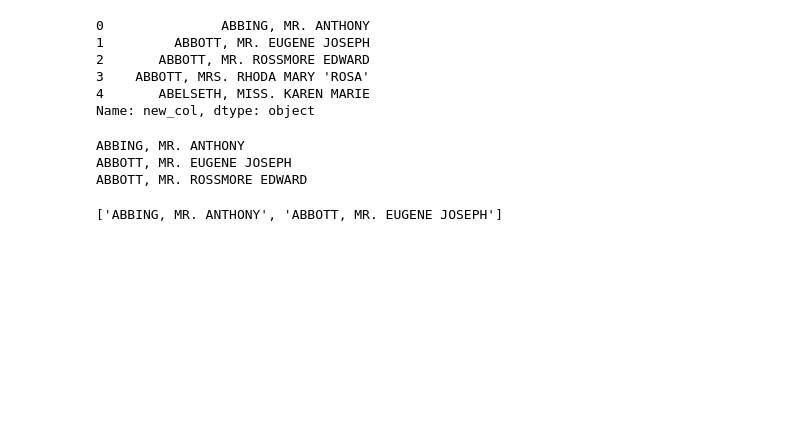
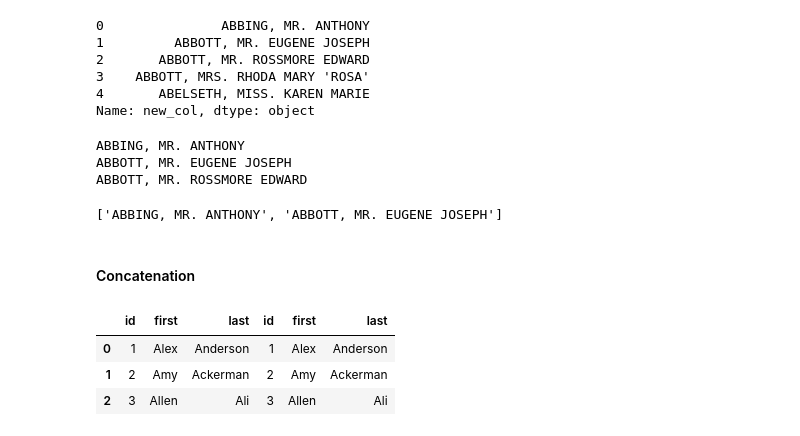
Before and after one commit to PrajwalLuitel/lambton_college_assessments, a Jupyter notebook: python_v2/class_practice/practice4.ipynb, the cells around one changed output. Cells and saved outputs as stored; diff of their text form; code cells hidden in the pictures; blank space fills up the shorter version.

```diff
--- a/python_v2/class_practice/practice4.ipynb
+++ b/python_v2/class_practice/practice4.ipynb
@@ -485,3 +485,5 @@ ABBOTT, MR. ROSSMORE EDWARD
 [w.upper() for w in titanic_df['name'][:2]]
 # %% [output]
 ['ABBING, MR. ANTHONY', 'ABBOTT, MR. EUGENE JOSEPH']
+# %% [markdown]
+#### Concatenation
@@ -487,0 +493,10 @@ ABBOTT, MR. ROSSMORE EDWARD
+# %%
+data_b = {'id':['4','5','6'], 'first':['Billy', 'Brian', 'Bran'], 'last':['Bonder', 'Black', 'Balwner']}
+data_b = pd.DataFrame(data_a, columns=['id','first','last'])
+# %%
+pd.concat([data_a, data_b], axis=1)
+# %% [output]
+|  | id | first | last | id | first | last |
+| 0 | 1 | Alex | Anderson | 1 | Alex | Anderson |
+| 1 | 2 | Amy | Ackerman | 2 | Amy | Ackerman |
+| 2 | 3 | Allen | Ali | 3 | Allen | Ali |
```
Also changed, not shown: parts of 4 cells of this notebook.
